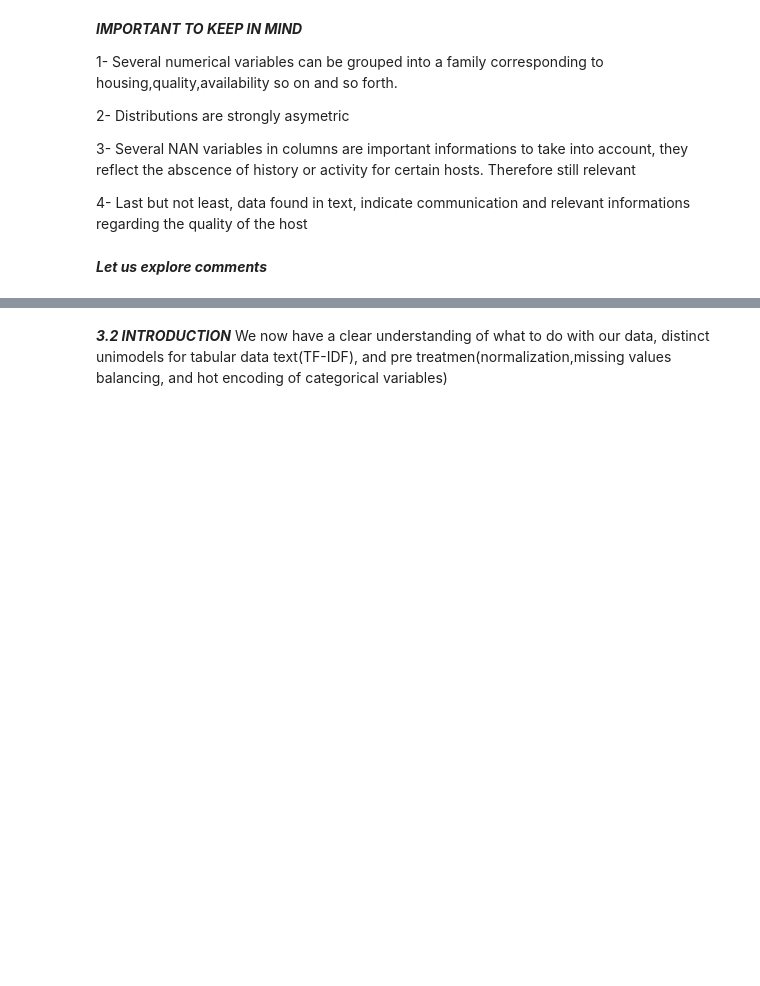
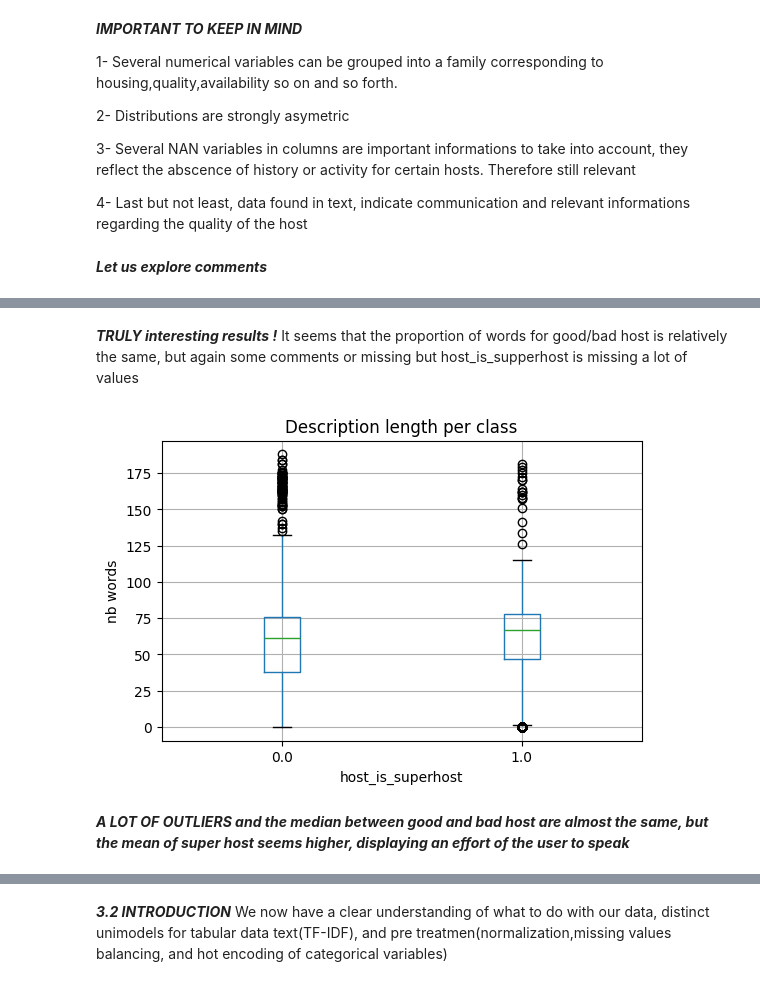
Before and after one commit to MeidiLprog/MultiModal_Project, a Jupyter notebook: tp.ipynb, the cells around one changed output, grey strips where cells are left out. Saved outputs shown, nothing was run; the diff lists cells and outputs as text; code cells hidden in the pictures; blank space fills up the shorter version.

```diff
--- a/tp.ipynb
+++ b/tp.ipynb
@@ -393,0 +402,14 @@ plt.show()
+# %% [markdown]
+***TRULY interesting results !***
+It seems that the proportion of words for good/bad host is relatively the same, but again some comments or missing but host_is_supperhost is missing a lot of values
+# %%
+data.boxplot(column="length_of_words",by="host_is_superhost",figsize=(6,4))
+plt.title("Description length per class")
+plt.suptitle("")
+plt.ylabel("nb words")
+plt.grid(True)
+plt.show()
+# %% [output]
+[figure, added]
+# %% [markdown]
+***A LOT OF OUTLIERS and the median between good and bad host are almost the same, but the mean of super host seems higher, displaying an effort of the user to speak***
```
Also changed, not shown: parts of 11 cells of this notebook.
